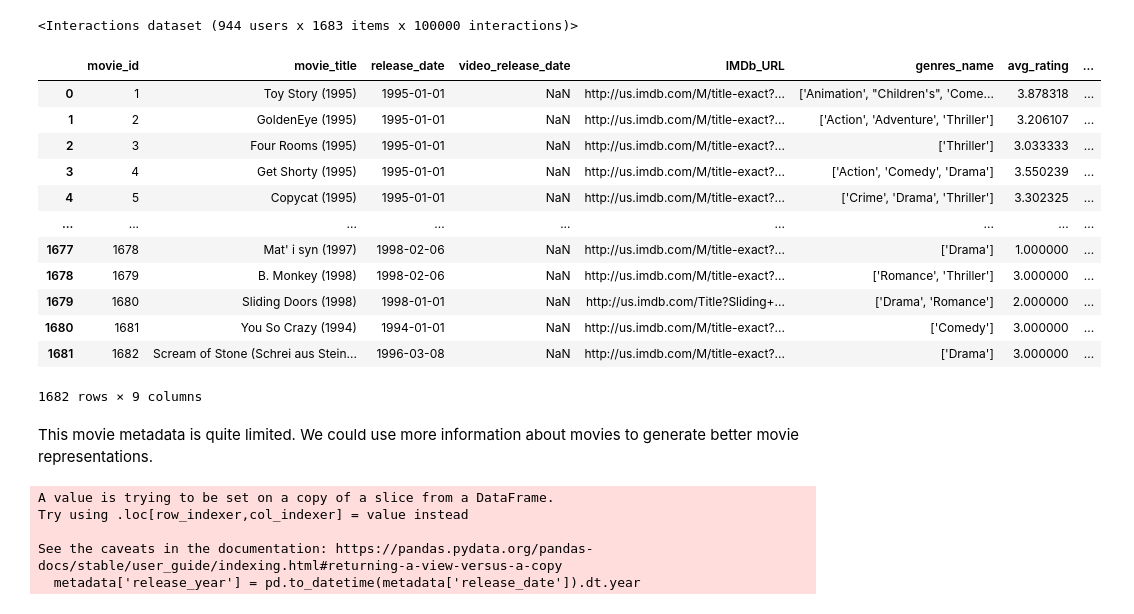
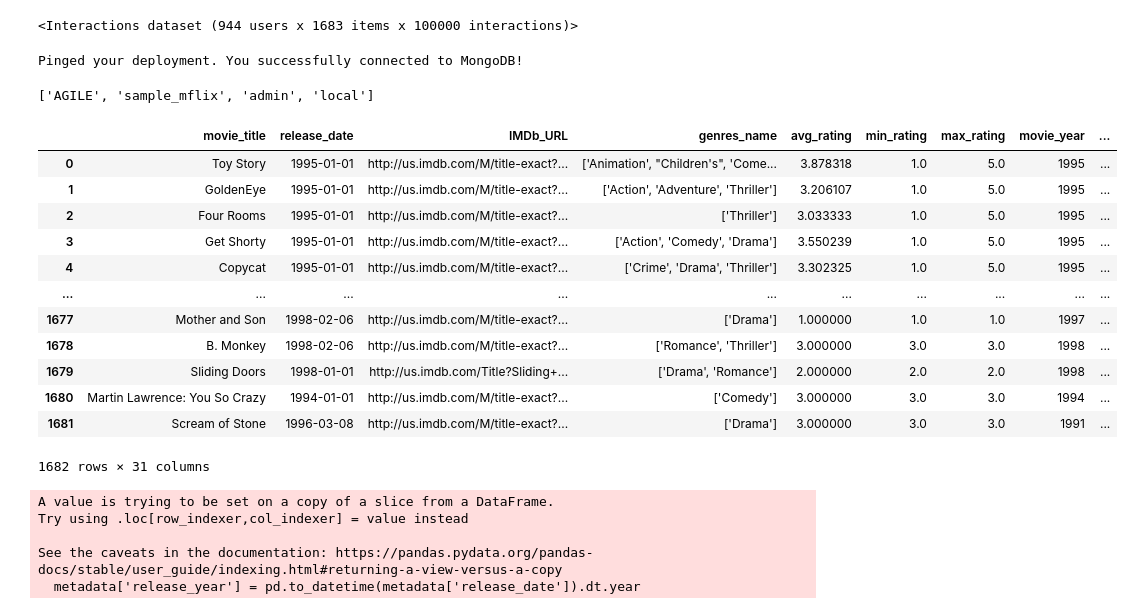
Before and after one commit to ADS2024-B2/AgileProject, a Jupyter notebook: models/item_based_recommender.ipynb, the cells around one changed output. Cells and saved outputs as stored; diff of their text form; code cells hidden in the pictures.

Commit message:
notebook with mongo connection #57

```diff
--- a/models/item_based_recommender.ipynb
+++ b/models/item_based_recommender.ipynb
@@ -22,28 +22,58 @@ dataset = get_movielens_dataset(variant='100K')
 print(dataset)
 # %% [output]
 <Interactions dataset (944 users x 1683 items x 100000 interactions)>
+# %%
+from pymongo.mongo_client import MongoClient
+from pymongo.server_api import ServerApi
+
+uri = "mongodb+srv://ghitaoudrhiri02:ghitaoudrhiri02@cluster0.fllnb.mongodb.net/?retryWrites=true&w=majority&appName=Cluster0"
+
+# Create a new client and connect to the server
+client = MongoClient(uri, server_api=ServerApi('1'))
+
+# Send a ping to confirm a successful connection
+try:
+    client.admin.command('ping')
+    print("Pinged your deployment. You successfully connected to MongoDB!")
+except Exception as e:
+    print(e)
+# %% [output]
+Pinged your deployment. You successfully connected to MongoDB!
+# %%
+print(client.list_database_names())
+# %% [output]
+['AGILE', 'sample_mflix', 'admin', 'local']
+# %%
+db =  client["AGILE"]
+collection = db["movie"]
+# %%
+# Retrieve all documents from the collection
+data = list(collection.find({}))
 # %%
 # Get metadata from movies
-metadata = pd.read_csv('../datasets/movies_metadata_complet.csv')
+# metadata = pd.read_csv('../datasets/movies_metadata_complet.csv')
+metadata = pd.DataFrame(data)
+
+# Drop the MongoDB-specific _id field (optional)
+if '_id' in metadata.columns:
+    metadata = metadata.drop('_id', axis=1)
 metadata
 # %% [output]
-|  | movie_id | movie_title | release_date | video_release_date | IMDb_URL | genres_name | avg_rating | ... |
-| 0 | 1 | Toy Story (1995) | 1995-01-01 | NaN | http://us.imdb.com/M/title-exact?... | ['Animation', "Children's", 'Come... | 3.878318 | ... |
-| 1 | 2 | GoldenEye (1995) | 1995-01-01 | NaN | http://us.imdb.com/M/title-exact?... | ['Action', 'Adventure', 'Thriller'] | 3.206107 | ... |
-| 2 | 3 | Four Rooms (1995) | 1995-01-01 | NaN | http://us.imdb.com/M/title-exact?... | ['Thriller'] | 3.033333 | ... |
-| 3 | 4 | Get Shorty (1995) | 1995-01-01 | NaN | http://us.imdb.com/M/title-exact?... | ['Action', 'Comedy', 'Drama'] | 3.550239 | ... |
-| 4 | 5 | Copycat (1995) | 1995-01-01 | NaN | http://us.imdb.com/M/title-exact?... | ['Crime', 'Drama', 'Thriller'] | 3.302325 | ... |
-| ... | ... | ... | ... | ... | ... | ... | ... | ... |
-| 1677 | 1678 | Mat' i syn (1997) | 1998-02-06 | NaN | http://us.imdb.com/M/title-exact?... | ['Drama'] | 1.000000 | ... |
-| 1678 | 1679 | B. Monkey (1998) | 1998-02-06 | NaN | http://us.imdb.com/M/title-exact?... | ['Romance', 'Thriller'] | 3.000000 | ... |
-| 1679 | 1680 | Sliding Doors (1998) | 1998-01-01 | NaN | http://us.imdb.com/Title?Sliding+... | ['Drama', 'Romance'] | 2.000000 | ... |
-| 1680 | 1681 | You So Crazy (1994) | 1994-01-01 | NaN | http://us.imdb.com/M/title-exact?... | ['Comedy'] | 3.000000 | ... |
-| 1681 | 1682 | Scream of Stone (Schrei aus Stein... | 1996-03-08 | NaN | http://us.imdb.com/M/title-exact?... | ['Drama'] | 3.000000 | ... |
+|  | movie_title | release_date | IMDb_URL | genres_name | avg_rating | min_rating | max_rating | movie_year | ... |
+| 0 | Toy Story | 1995-01-01 | http://us.imdb.com/M/title-exact?... | ['Animation', "Children's", 'Come... | 3.878318 | 1.0 | 5.0 | 1995 | ... |
+| 1 | GoldenEye | 1995-01-01 | http://us.imdb.com/M/title-exact?... | ['Action', 'Adventure', 'Thriller'] | 3.206107 | 1.0 | 5.0 | 1995 | ... |
+| 2 | Four Rooms | 1995-01-01 | http://us.imdb.com/M/title-exact?... | ['Thriller'] | 3.033333 | 1.0 | 5.0 | 1995 | ... |
+| 3 | Get Shorty | 1995-01-01 | http://us.imdb.com/M/title-exact?... | ['Action', 'Comedy', 'Drama'] | 3.550239 | 1.0 | 5.0 | 1995 | ... |
+| 4 | Copycat | 1995-01-01 | http://us.imdb.com/M/title-exact?... | ['Crime', 'Drama', 'Thriller'] | 3.302325 | 1.0 | 5.0 | 1995 | ... |
+| ... | ... | ... | ... | ... | ... | ... | ... | ... | ... |
+| 1677 | Mother and Son | 1998-02-06 | http://us.imdb.com/M/title-exact?... | ['Drama'] | 1.000000 | 1.0 | 1.0 | 1997 | ... |
+| 1678 | B. Monkey | 1998-02-06 | http://us.imdb.com/M/title-exact?... | ['Romance', 'Thriller'] | 3.000000 | 3.0 | 3.0 | 1998 | ... |
+| 1679 | Sliding Doors | 1998-01-01 | http://us.imdb.com/Title?Sliding+... | ['Drama', 'Romance'] | 2.000000 | 2.0 | 2.0 | 1998 | ... |
+| 1680 | Martin Lawrence: You So Crazy | 1994-01-01 | http://us.imdb.com/M/title-exact?... | ['Comedy'] | 3.000000 | 3.0 | 3.0 | 1994 | ... |
+| 1681 | Scream of Stone | 1996-03-08 | http://us.imdb.com/M/title-exact?... | ['Drama'] | 3.000000 | 3.0 | 3.0 | 1991 | ... |
-1682 rows × 9 columns
+1682 rows × 31 columns
 # %%
 metadata = metadata.dropna(subset=['release_date'])
-# %% [markdown]
-This movie metadata is quite limited. We could use more information about movies to generate better movie representations.
 # %%
 # Extract year from release date
 metadata['release_year'] = pd.to_datetime(metadata['release_date']).dt.year
```
